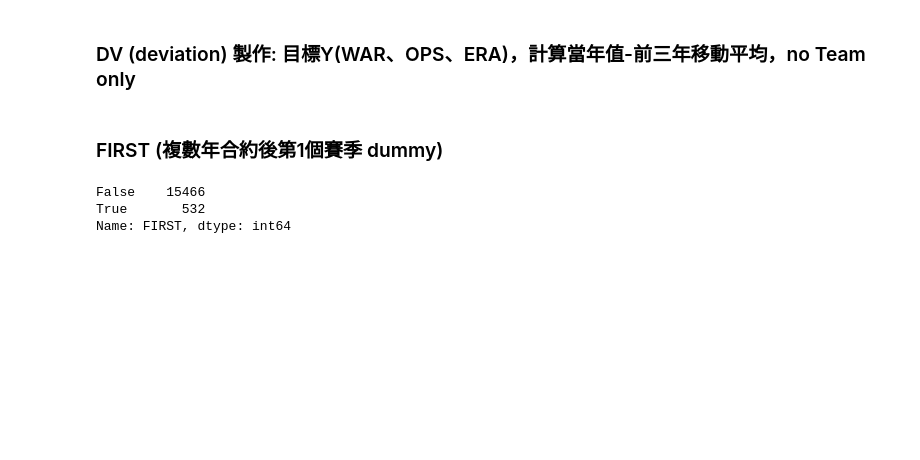
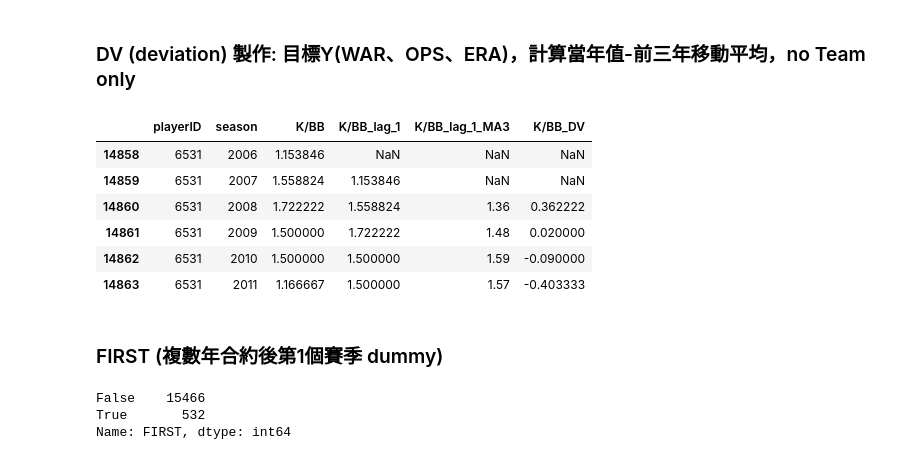
Before and after one commit to Jeff-Chen-Daguan/MLB_analysis, a Jupyter notebook: ESPN base 建模資料前處理.ipynb, the cells around one changed output. Cells and saved outputs as stored; diff of their text form; code cells hidden in the pictures; blank space fills up the shorter version.

```diff
--- a/ESPN base 建模資料前處理.ipynb
+++ b/ESPN base 建模資料前處理.ipynb
@@ -537,7 +539,7 @@ print(len(temp_split_mutil_gp_m_df))
 1088
 # %%
 #串回合約資料
-temp_split_mutil_gp_m_df = temp_split_mutil_gp_m_df.merge(ESPN_stats_bio_FA_df[["playerID","season",'YEAR','ORG_TEAM_ID', 'NEW_TEAM_ID', 'contract_Yrs'
+temp_split_mutil_gp_m_df = temp_split_mutil_gp_m_df.merge(ESPN_stats_bio_FA_df[["playerID","season",'YEAR','Team', 'NEW_TEAM_ID', 'contract_Yrs'
                                                                                ,'DOLLARS', 'STATUS','DOLLARS_M']].sort_values(by=["YEAR"],ascending=[1]
                                                             ).drop_duplicates(
                                                             subset=["playerID","season"],keep="first")
@@ -551,7 +553,7 @@ print(len(temp_split_mutil_gp_m_df))
 # temp_split_mutil_gp_m_df.drop_duplicates(subset=["playerID","season"],keep="first")
 # %%
 #部分2006年以前的會撐開，但等等就拿掉了
-ESPN_stats_bio_FA_no_team_gp_df = pd.concat([temp_split_mutil_gp_m_df, temp_split_one_df[temp_split_mutil_gp_m_df.columns.to_list()+["mutilTeam_count"]]], axis=0,sort=False).sort_values(
+ESPN_stats_bio_FA_no_team_gp_df = pd.concat([temp_split_mutil_gp_m_df, temp_split_one_df[temp_split_mutil_gp_m_df.columns.to_list()+["mutilTeam_count","YEAR_before","YEAR_after"]]], axis=0,sort=False).sort_values(
     by=["playerID","season"],ascending=[1,1]).reset_index(drop=True)
 print(len(ESPN_stats_bio_FA_no_team_gp_df))
 # %% [output]
@@ -596,7 +618,7 @@ ESPN_stats_bio_FA_no_team_gp_df["season_num"] = ESPN_stats_bio_FA_no_team_gp_df[
 # %%
 # ESPN_stats_bio_FA_no_team_gp_df.head()
 # %%
-for y in ["WAR","ERA","OPS"]:
+for y in ["WAR","ERA","K/BB","IP","AB","OPS"]:
     # 1.製作 y_lag_1
     y_lag_1 = f"{y}_lag_1"
     ESPN_stats_bio_FA_no_team_gp_df.loc[:, y_lag_1] = ESPN_stats_bio_FA_no_team_gp_df.sort_values(
@@ -618,3 +638,13 @@ for y in ["WAR","ERA","OPS"]:
+# %%
+ESPN_stats_bio_FA_no_team_gp_df[["playerID", "season", "K/BB", "K/BB_lag_1", "K/BB_lag_1_MA3", "K/BB_DV"]][-6:]
+# %% [output]
+|  | playerID | season | K/BB | K/BB_lag_1 | K/BB_lag_1_MA3 | K/BB_DV |
+| 14858 | 6531 | 2006 | 1.153846 | NaN | NaN | NaN |
+| 14859 | 6531 | 2007 | 1.558824 | 1.153846 | NaN | NaN |
+| 14860 | 6531 | 2008 | 1.722222 | 1.558824 | 1.36 | 0.362222 |
+| 14861 | 6531 | 2009 | 1.500000 | 1.722222 | 1.48 | 0.020000 |
+| 14862 | 6531 | 2010 | 1.500000 | 1.500000 | 1.59 | -0.090000 |
+| 14863 | 6531 | 2011 | 1.166667 | 1.500000 | 1.57 | -0.403333 |
 # %% [markdown]
 ### FIRST (複數年合約後第1個賽季 dummy)
 # %%
```
Also changed, not shown: parts of 31 cells of this notebook, 1 other file.
